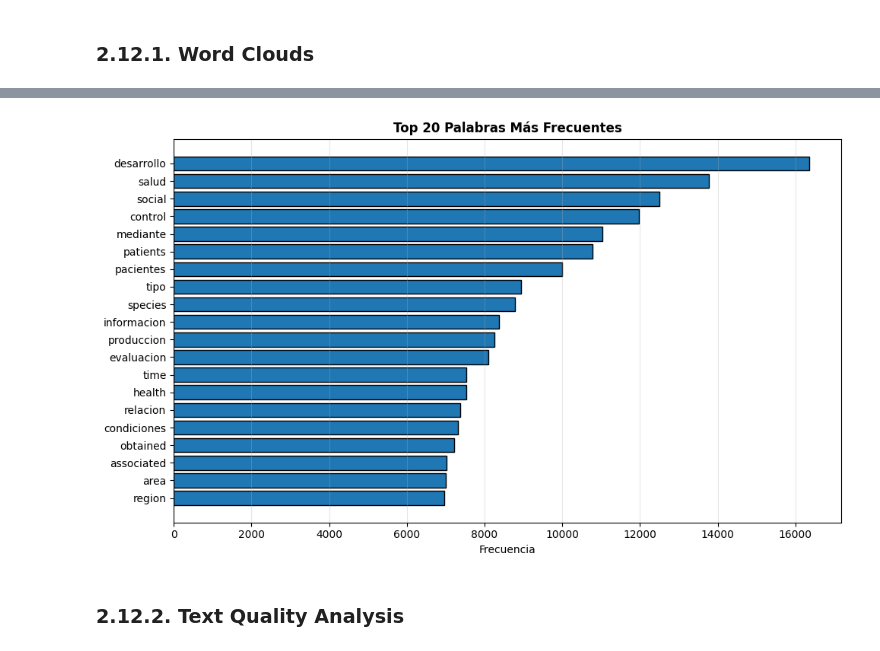
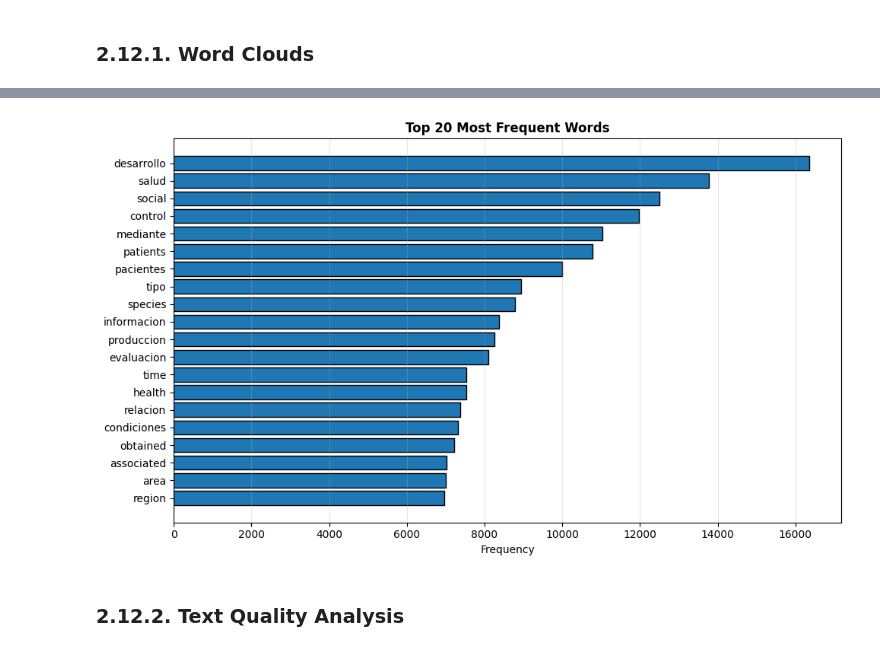
Before and after one commit to fvalderramab/proyecto_horus, a Jupyter notebook: notebooks/01_eda.ipynb, the cells around one changed output, grey strips where cells are left out. Drawn from its saved outputs; the diff is of its cells as text; code cells hidden in the pictures.

```diff
--- a/notebooks/01_eda.ipynb
+++ b/notebooks/01_eda.ipynb
@@ -1331,17 +1355,17 @@ Total de nombres únicos de coautores: 99589
 [figure]
 # %%
 print("=" * 60)
-print("INSPECCIÓN DE FILAS CON MUCHOS COAUTORES")
+print("INSPECTION OF ROWS WITH MANY COAUTHORS")
 print("=" * 60)
 
 # Discretization with custom bins
 bins = [0, 1, 2, 3, 4, 5, 10, 20, 50, 5000]
 labels = ['1', '2', '3', '4', '5', '6-10', '11-20', '21-50', '50+']
 
-productos_bogota['author_groups'] = pd.cut(productos_bogota['num_coautores'], bins=bins, labels=labels)
+products_bogota['author_groups'] = pd.cut(products_bogota['num_coauthors'], bins=bins, labels=labels)
 
 # Plot
-ax = productos_bogota['author_groups'].value_counts()[labels].plot(
+ax = products_bogota['author_groups'].value_counts()[labels].plot(
     kind='bar',
     color='steelblue',
     edgecolor='black',
@@ -1356,12 +1380,12 @@ ax.locator_params(axis='y', nbins=30)
 plt.xticks(rotation=0)
 plt.show()
 
-productos_bogota.drop(columns=['author_groups'])
+products_bogota.drop(columns=['author_groups'], inplace=True)
 
-umbral_outlier = 50  # adjust as needed
-outliers_coautores = productos_bogota[productos_bogota['num_coautores'] > umbral_outlier]
+outlier_threshold = 50  # adjust as needed
+outliers_coauthors = products_bogota[products_bogota['num_coauthors'] > outlier_threshold]
 
-print(f"Filas con más de {umbral_outlier} coautores: {len(outliers_coautores)}")
-display(outliers_coautores.sort_values('num_coautores', ascending=False).head())
+print(f"Rows with more than {outlier_threshold} coauthors: {len(outliers_coauthors)}")
+display(outliers_coauthors.sort_values('num_coauthors', ascending=False).head())
 # %% [output]
 ============================================================
@@ -2122,92 +2146,92 @@ Ingeniería: 15134 publicaciones
 # %%
 print("="*60)
-print("ANÁLISIS DE PALABRAS MÁS FRECUENTES")
+print("MOST FREQUENT WORDS ANALYSIS")
 print("="*60)
 
 # ----------------------------------------------------------
-# 1. Crear columna de texto limpio si no existe
+# 1. Create cleaned text column if it doesn't exist
 # ----------------------------------------------------------
-if 'texto_limpio' not in productos_bogota.columns:
+if 'clean_text' not in products_bogota.columns:
 
-    productos_bogota['texto_completo'] = (
-        productos_bogota['Título original'].fillna('').astype(str) + " " +
-        productos_bogota['Descripción original'].fillna('').astype(str)
+    products_bogota['combined_text'] = (
+        products_bogota['original_title'].fillna('').astype(str) + " " +
+        products_bogota['original_description'].fillna('').astype(str)
     )
 
-    productos_bogota['texto_limpio'] = productos_bogota['texto_completo'].apply(
-        lambda t: preprocesar_texto_completo(
+    products_bogota['clean_text'] = products_bogota['combined_text'].apply(
+        lambda t: preprocess_text_full(
             t,
             lowercase=True,
-            remover_acentos=True,
+            remove_accents=True,
             min_token_length=3,
-            remover_numeros=True,
-            remover_stopwords_flag=True
+            remove_numbers=True,
+            remove_stopwords_flag=True
         )
     )
 
 
 # ----------------------------------------------------------
-# 2. Filtrar textos válidos (calidad mínima)
+# 2. Filter valid texts (minimum quality)
 # ----------------------------------------------------------
-textos_validos = productos_bogota[
-    productos_bogota['texto_limpio'].notna() &
-    (productos_bogota['texto_limpio'].str.len() > 10)
+valid_texts = products_bogota[
+    products_bogota['clean_text'].notna() &
+    (products_bogota['clean_text'].str.len() > 10)
 ].copy()
 
-print(f"\nDocumentos analizados: {len(textos_validos)}")
+print(f"\nDocuments analyzed: {len(valid_texts)}")
 
 
 # ----------------------------------------------------------
-# 3. Aplicar limpieza final (stopwords adicionales)
+# 3. Apply final cleaning (additional stopwords)
 # ----------------------------------------------------------
-textos_analisis = textos_validos['texto_limpio'].apply(
-    lambda t: remover_stopwords(t, stopwords=STOPWORDS_ALL | stopwords_auto_df)
+analysis_texts = valid_texts['clean_text'].apply(
+    lambda t: remove_stopwords(t, stopwords=STOPWORDS_ALL | auto_df_stopwords)
 )
 
 
 # ----------------------------------------------------------
-# 4. Extraer tokens
+# 4. Extract tokens
 # ----------------------------------------------------------
-todos_tokens = []
+all_tokens = []
 
-for texto in textos_analisis:
-    if texto and len(texto) > 0:
-        todos_tokens.extend(texto.split())
+for txt in analysis_texts:
+    if txt and len(txt) > 0:
+        all_tokens.extend(txt.split())
 
-print(f"\nTotal de tokens procesados: {len(todos_tokens):,}")
-print(f"Tokens únicos: {len(set(todos_tokens)):,}")
+print(f"\nTotal tokens processed: {len(all_tokens):,}")
+print(f"Unique tokens: {len(set(all_tokens)):,}")
 
 
 # ----------------------------------------------------------
-# 5. Frecuencia de palabras
+# 5. Word frequency
 # ----------------------------------------------------------
-counter_tokens = Counter(todos_tokens)
+token_counter = Counter(all_tokens)
 
-top_30 = counter_tokens.most_common(30)
+top_30 = token_counter.most_common(30)
 
-print("\nTOP 30 PALABRAS MÁS FRECUENTES")
+print("\nTOP 30 MOST FREQUENT WORDS")
 
-top_30_df = pd.DataFrame(top_30, columns=['Palabra', 'Frecuencia'])
-top_30_df['%'] = (top_30_df['Frecuencia'] / len(todos_tokens) * 100).round(3)
+top_30_df = pd.DataFrame(top_30, columns=['Word', 'Frequency'])
+top_30_df['%'] = (top_30_df['Frequency'] / len(all_tokens) * 100).round(3)
 
 display(top_30_df)
 
 
 # ----------------------------------------------------------
-# 6. Visualización: Top palabras
+# 6. Visualization: Top words
 # ----------------------------------------------------------
 top_20_df = top_30_df.head(20)
 
 plt.figure(figsize=(10,6))
 
 plt.barh(
-    top_20_df['Palabra'][::-1],
-    top_20_df['Frecuencia'][::-1],
+    top_20_df['Word'][::-1],
+    top_20_df['Frequency'][::-1],
     edgecolor='black'
 )
 
-plt.xlabel("Frecuencia")
-plt.title("Top 20 Palabras Más Frecuentes", fontweight="bold")
+plt.xlabel("Frequency")
+plt.title("Top 20 Most Frequent Words", fontweight="bold")
 plt.grid(axis="x", alpha=0.3)
 
 plt.tight_layout()
@@ -2227,20 +2251,20 @@ TOP 30 PALABRAS MÁS FRECUENTES
 | 0 | desarrollo | 16361 | 0.210 |
 | 1 | salud | 13764 | 0.177 |
 | 2 | social | 12509 | 0.161 |
 | 3 | control | 11978 | 0.154 |
 | 4 | mediante | 11037 | 0.142 |
 | 5 | patients | 10783 | 0.138 |
 | 6 | pacientes | 9996 | 0.128 |
 | 7 | tipo | 8936 | 0.115 |
 | 8 | species | 8781 | 0.113 |
 | 9 | informacion | 8378 | 0.108 |
 | ... | ... | ... | ... |
 | 25 | medio | 6608 | 0.085 |
 | 26 | production | 6606 | 0.085 |
 | 27 | efecto | 6517 | 0.084 |
 | 28 | vida | 6495 | 0.083 |
 | 29 | reportado | 6474 | 0.083 |
-[figure, old version]
+[figure, new version]
 # %% [markdown]
 ### 2.12.2. Text Quality Analysis
 # %%
```
Also changed, not shown: parts of 40 cells of this notebook.
